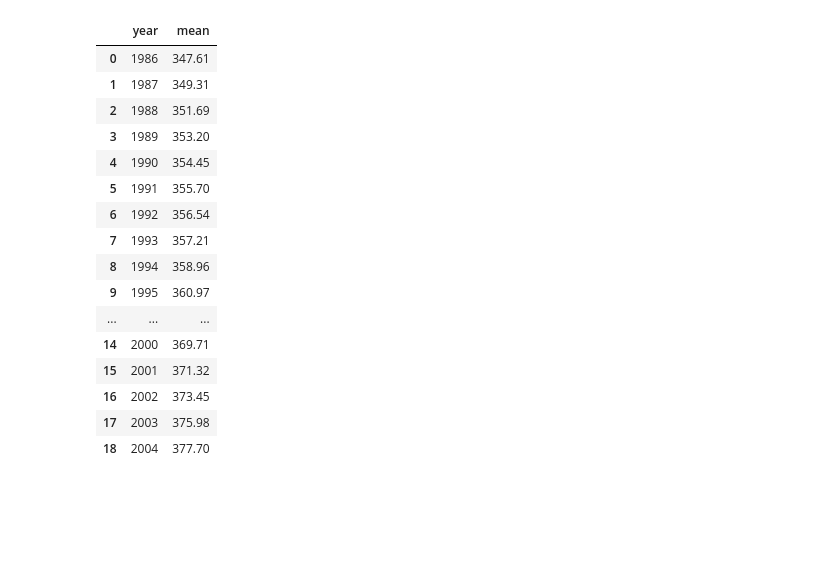
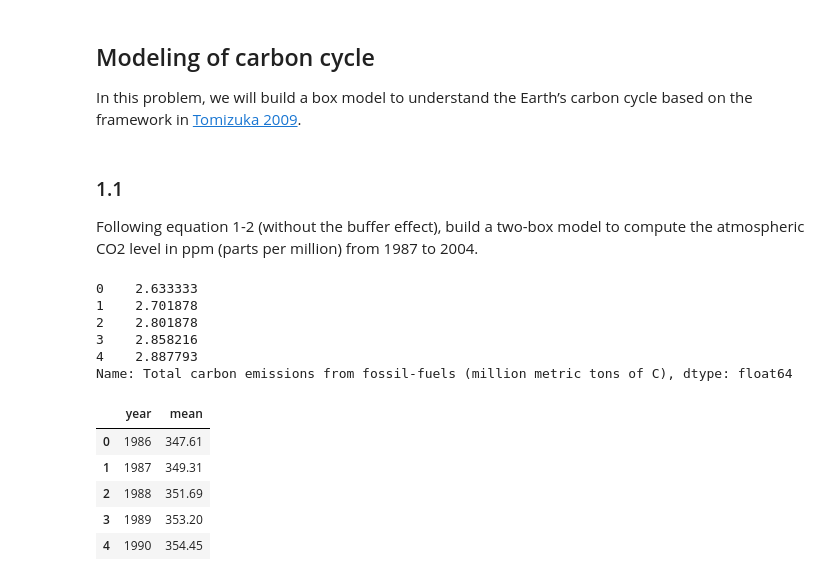
Before and after one commit to ReynoZ/ESE5023_Assignments_12232259, a Jupyter notebook: PS5.ipynb, the cells around one changed output. Saved outputs shown, nothing was run; the diff lists cells and outputs as text; code cells hidden in the pictures; blank space fills up the shorter version.

```diff
--- a/PS5.ipynb
+++ b/PS5.ipynb
@@ -1,3 +3,9 @@
+# %% [markdown]
+## Modeling of carbon cycle
+In this problem, we will build a box model to understand the Earth’s carbon cycle based on the framework in [Tomizuka 2009](https://mathcs.holycross.edu/~little/Montserrat1112/envmodbackup/1%252E3013196-1.pdf).
+# %% [markdown]
+### 1.1
+Following equation 1-2 (without the buffer effect), build a two-box model to compute the atmospheric CO2 level in ppm (parts per million) from 1987 to 2004.
 # %%
 import numpy as np
 import pandas as pd
@@ -29,26 +37,23 @@ fsl_CO2 = pd.read_csv('data_files/global.1751_2008.csv', skiprows = [1], usecols
 fsl_CO2 = fsl_CO2.loc[(fsl_CO2['Year"'] > 1985) & (fsl_CO2['Year"'] < 2005)].reset_index(drop=True)
 # Convert the values into ppm
 fsl_CO2 = fsl_CO2.iloc[:,1]/1000/2.13
+fsl_CO2.head()
+# %% [output]
+0    2.633333
+1    2.701878
+2    2.801878
+3    2.858216
+4    2.887793
+Name: Total carbon emissions from fossil-fuels (million metric tons of C), dtype: float64
 # %%
 # Import Mauna Lao Volcano Observed values
 obsv_CO2 = pd.read_csv('data_files/co2_annmean_mlo.csv',usecols = [0,1], comment = '#')
 obsv_CO2 = obsv_CO2.loc[(obsv_CO2['year'] > 1985) & (obsv_CO2['year'] < 2005)].reset_index(drop=True)
-obsv_CO2
+obsv_CO2.head()
 # %% [output]
 |  | year | mean |
 | 0 | 1986 | 347.61 |
 | 1 | 1987 | 349.31 |
 | 2 | 1988 | 351.69 |
 | 3 | 1989 | 353.20 |
 | 4 | 1990 | 354.45 |
-| 5 | 1991 | 355.70 |
-| 6 | 1992 | 356.54 |
-| 7 | 1993 | 357.21 |
-| 8 | 1994 | 358.96 |
-| 9 | 1995 | 360.97 |
-| ... | ... | ... |
-| 14 | 2000 | 369.71 |
-| 15 | 2001 | 371.32 |
-| 16 | 2002 | 373.45 |
-| 17 | 2003 | 375.98 |
-| 18 | 2004 | 377.70 |
```
Also changed, not shown: parts of 17 cells of this notebook.
